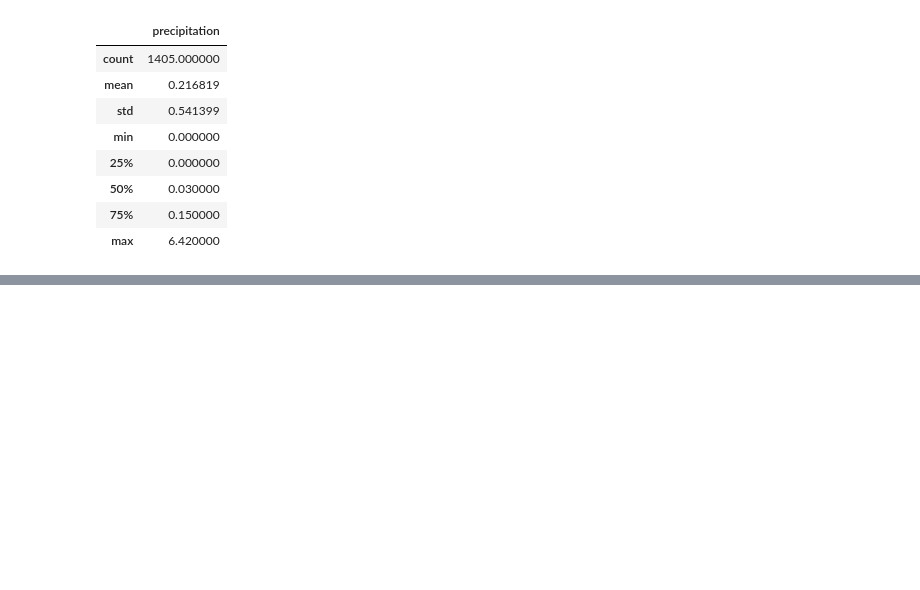
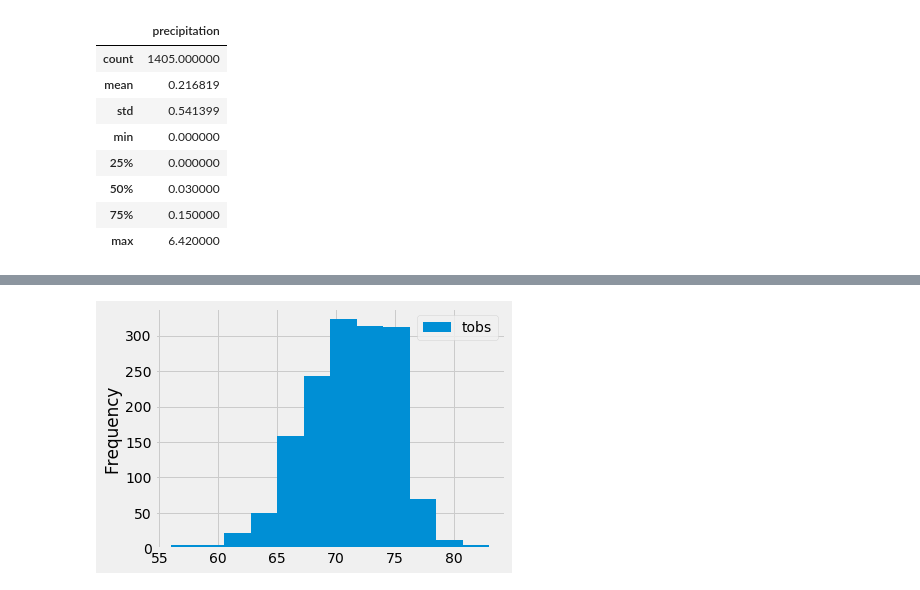
Before and after one commit to 29bharat/Surfs_Up, a Jupyter notebook: challenge.ipynb, the cells around one changed output, grey strips where cells are left out. Drawn from its saved outputs; the diff is of its cells as text; code cells hidden in the pictures; blank space fills up the shorter version.

```diff
--- a/challenge.ipynb
+++ b/challenge.ipynb
@@ -298,0 +345,3 @@ dec_df.plot()
+# %%
+dec_tobs_df = pd.DataFrame(results_dec_tobs, columns=['tobs'])
+dec_tobs_df
@@ -298,0 +362,5 @@ dec_df.plot()
+# %%
+dec_tobs_df.plot.hist(bins=12)
+plt.tight_layout()
+# %% [output]
+[figure, added]
```
Also changed, not shown: parts of 10 cells of this notebook.
